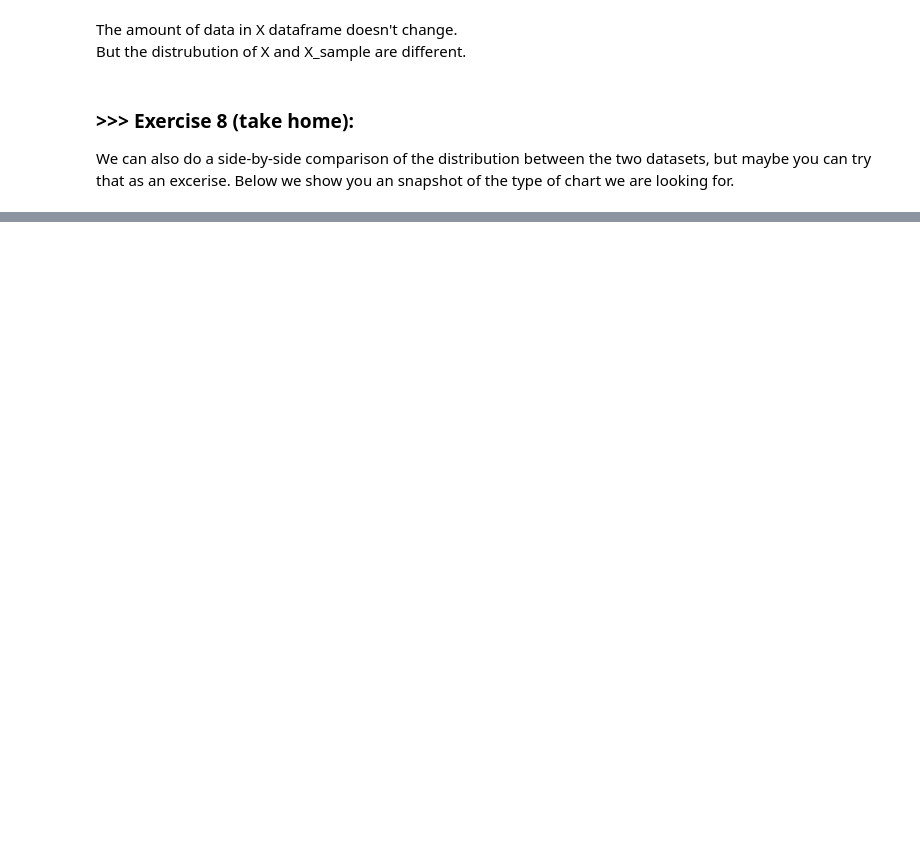
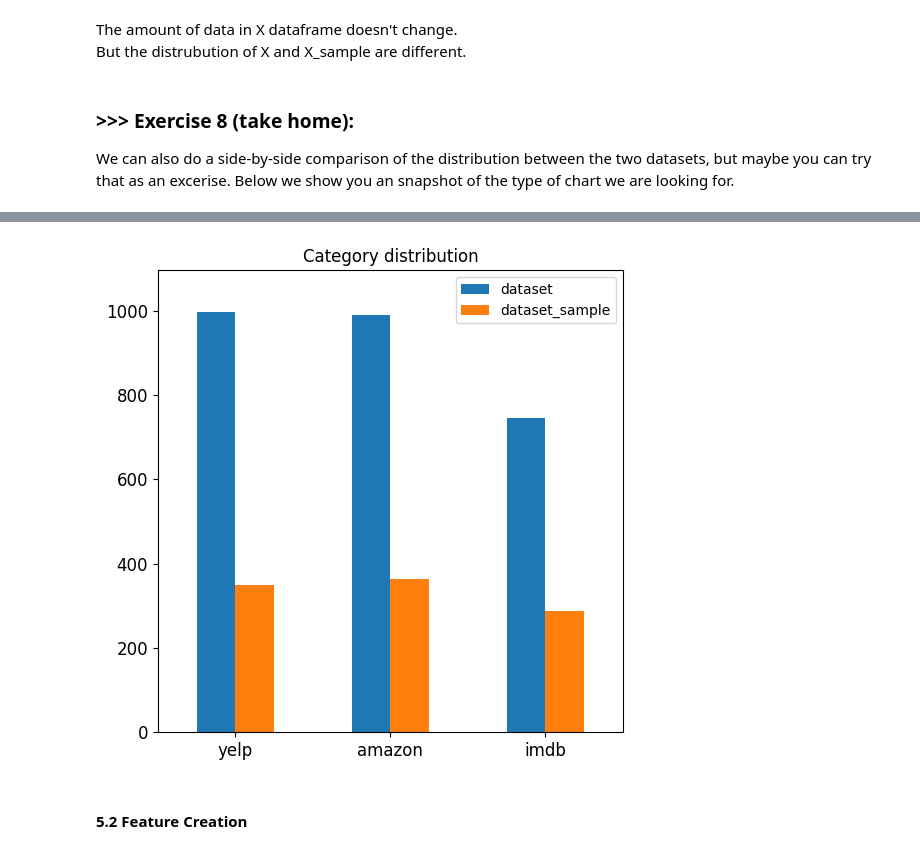
Before and after one commit to a428327tw/DM2022-Lab1-Master, a Jupyter notebook: DM2022-Lab1-Homework.ipynb, the cells around one changed output, grey strips where cells are left out. Drawn from its saved outputs; the diff is of its cells as text; code cells hidden in the pictures; blank space fills up the shorter version.

```diff
--- a/DM2022-Lab1-Homework.ipynb
+++ b/DM2022-Lab1-Homework.ipynb
@@ -258,0 +409,19 @@ analyze("I am craving for a hawaiian pizza right now")
+# %%
+# setup categories
+categories = ['amazon', 'imdb', 'yelp']
+
+# name column
+columns = ['sentence', 'score']
+
+# load data
+amazon = pd.read_table("sentiment labelled sentences/amazon_cells_labelled.txt", header=None, names=columns)
+imdb = pd.read_table("sentiment labelled sentences/imdb_labelled.txt", header=None, names=columns)
+yelp = pd.read_table("sentiment labelled sentences/yelp_labelled.txt", header=None, names=columns)
+
+# add column for each website
+amazon['websites'] = 'amazon'
+imdb['websites'] = 'imdb'
+yelp['websites'] = 'yelp'
+
+# concat 3 files
+online_comment = pd.concat([amazon,imdb,yelp], ignore_index=True)
@@ -258,0 +635,4 @@ analyze("I am craving for a hawaiian pizza right now")
+# %%
+online_comment.drop_duplicates(keep='first', inplace=True)
+
+print(len(online_comment))
@@ -258,0 +645,4 @@ analyze("I am craving for a hawaiian pizza right now")
+# %%
+comment_sample = online_comment.sample(n=1000) #random state
+print(len(comment_sample))
+comment_sample[0:4]
@@ -258,0 +672,13 @@ analyze("I am craving for a hawaiian pizza right now")
+# %%
+# plot distrubution
+merged_distrubtion = pd.concat([online_comment.websites.value_counts(), comment_sample.websites.value_counts()], axis=1)
+merged_distrubtion = merged_distrubtion.set_axis(['dataset', 'dataset_sample'], axis='columns', copy=False)
+merged_distrubtion.plot(kind = 'bar',
+                        title = 'Category distribution',
+                        ylim = [0, max(online_comment.websites.value_counts())*1.1],
+                        rot = 0, fontsize = 12, figsize = (6,6))
+plt.show()
+# %% [output]
+[figure, added]
+# %% [markdown]
+#### 5.2 Feature Creation
```
Also changed, not shown: parts of 95 cells of this notebook.
